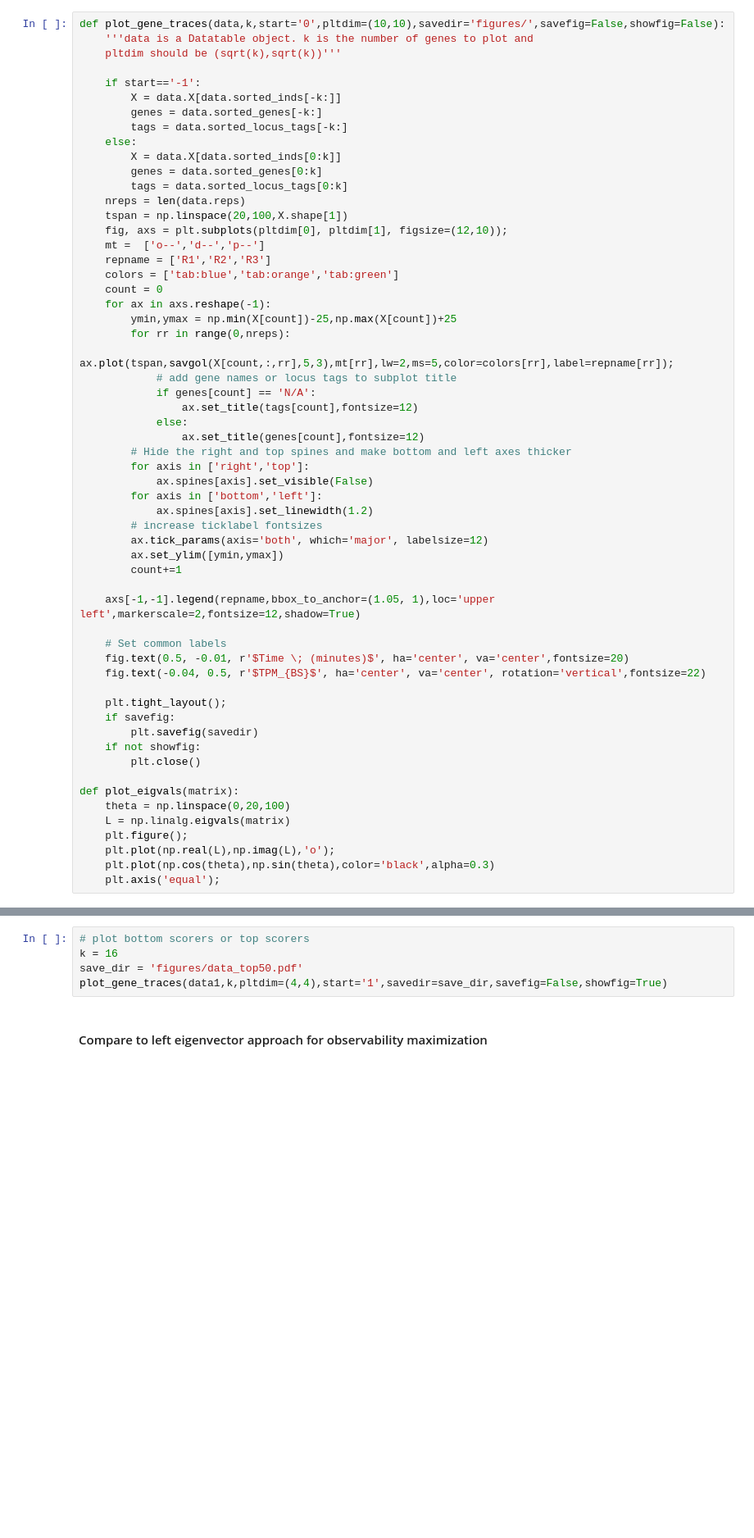
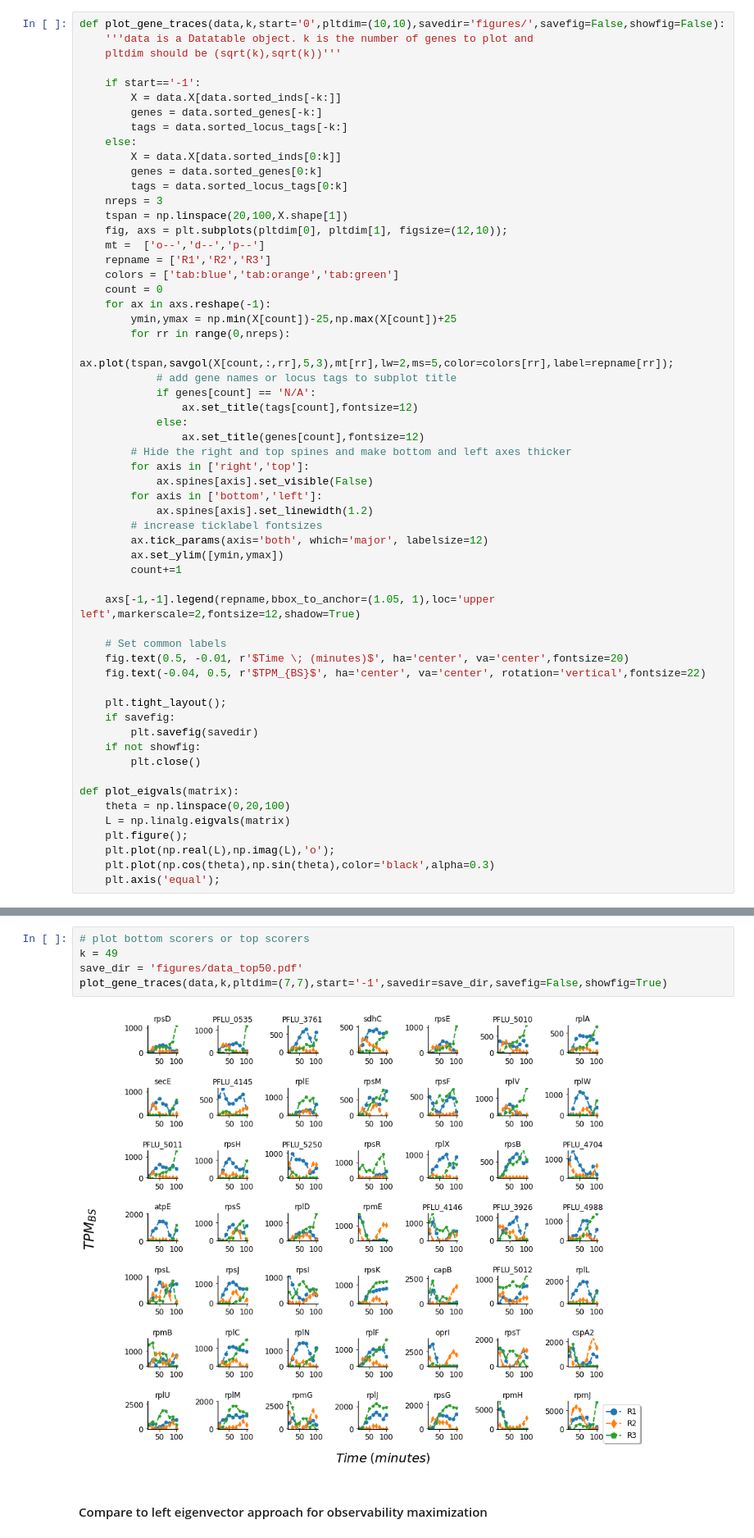
Before and after one commit to AqibHasnain/optimal_sensors, a Jupyter notebook: postprocessing.ipynb, the cells around one changed output, grey strips where cells are left out. Shown: that part at 82% size. Saved outputs shown, nothing was run; the diff lists cells and outputs as text; blank space fills up the shorter version.

```diff
--- a/postprocessing.ipynb
+++ b/postprocessing.ipynb
@@ -137,7 +115,7 @@ def plot_gene_traces(data,k,start='0',pltdim=(10,10),savedir='figures/',savefig=
         X = data.X[data.sorted_inds[0:k]]
         genes = data.sorted_genes[0:k]
         tags = data.sorted_locus_tags[0:k]
-    nreps = len(data.reps)
+    nreps = 3
     tspan = np.linspace(20,100,X.shape[1])
     fig, axs = plt.subplots(pltdim[0], pltdim[1], figsize=(12,10));
     mt =  ['o--','d--','p--']
@@ -233,8 +200,10 @@ len(np.nonzero((sorted_mean_scores>0.1)*sorted_mean_scores)[0])
 # %%
 # plot bottom scorers or top scorers
-k = 16
+k = 49
 save_dir = 'figures/data_top50.pdf'
-plot_gene_traces(data1,k,pltdim=(4,4),start='1',savedir=save_dir,savefig=False,showfig=True)
+plot_gene_traces(data,k,pltdim=(7,7),start='-1',savedir=save_dir,savefig=False,showfig=True)
+# %% [output]
+[figure, added]
 # %% [markdown]
 #### Compare to left eigenvector approach for observability maximization
 # %%
```
Also changed, not shown: parts of 11 cells of this notebook, 22 other files.
